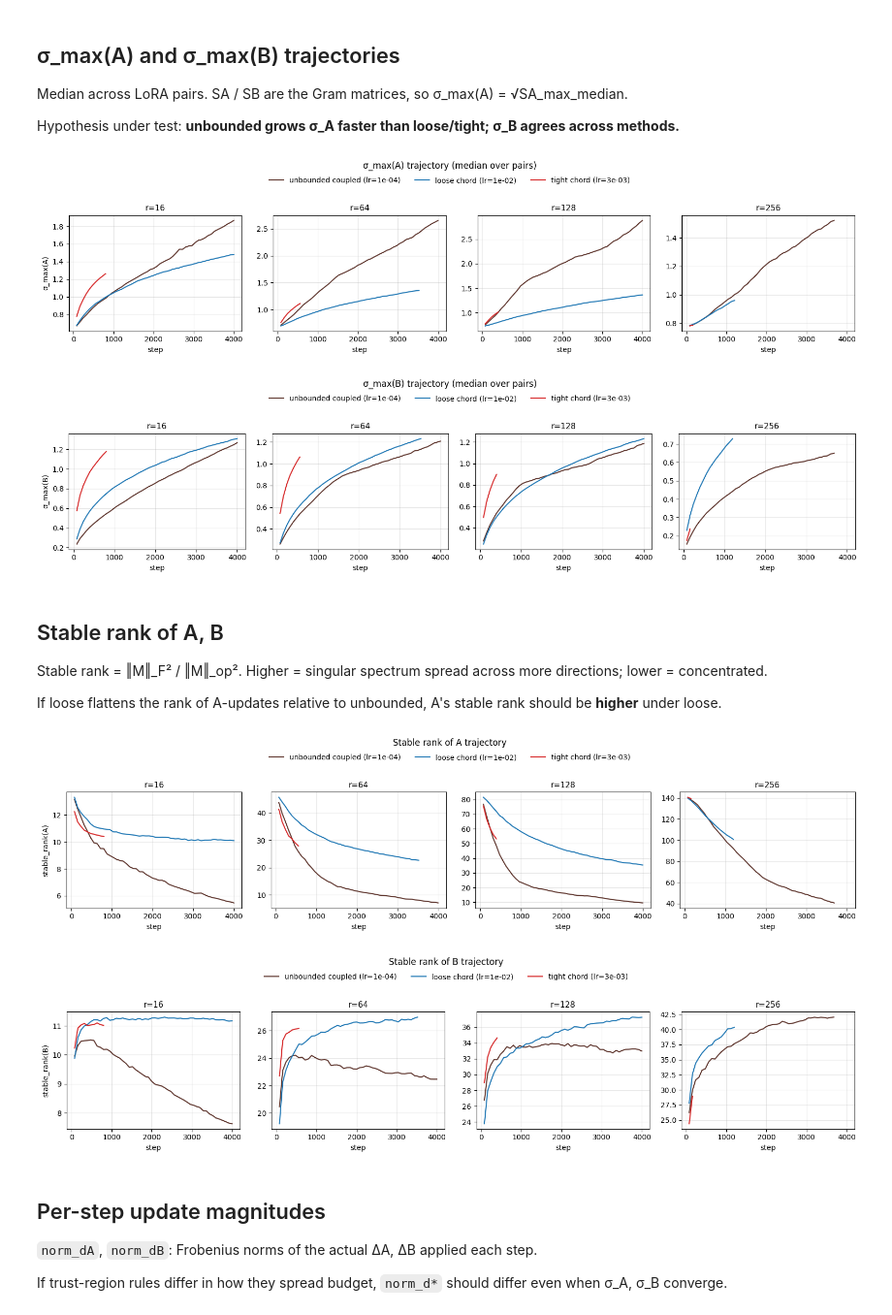
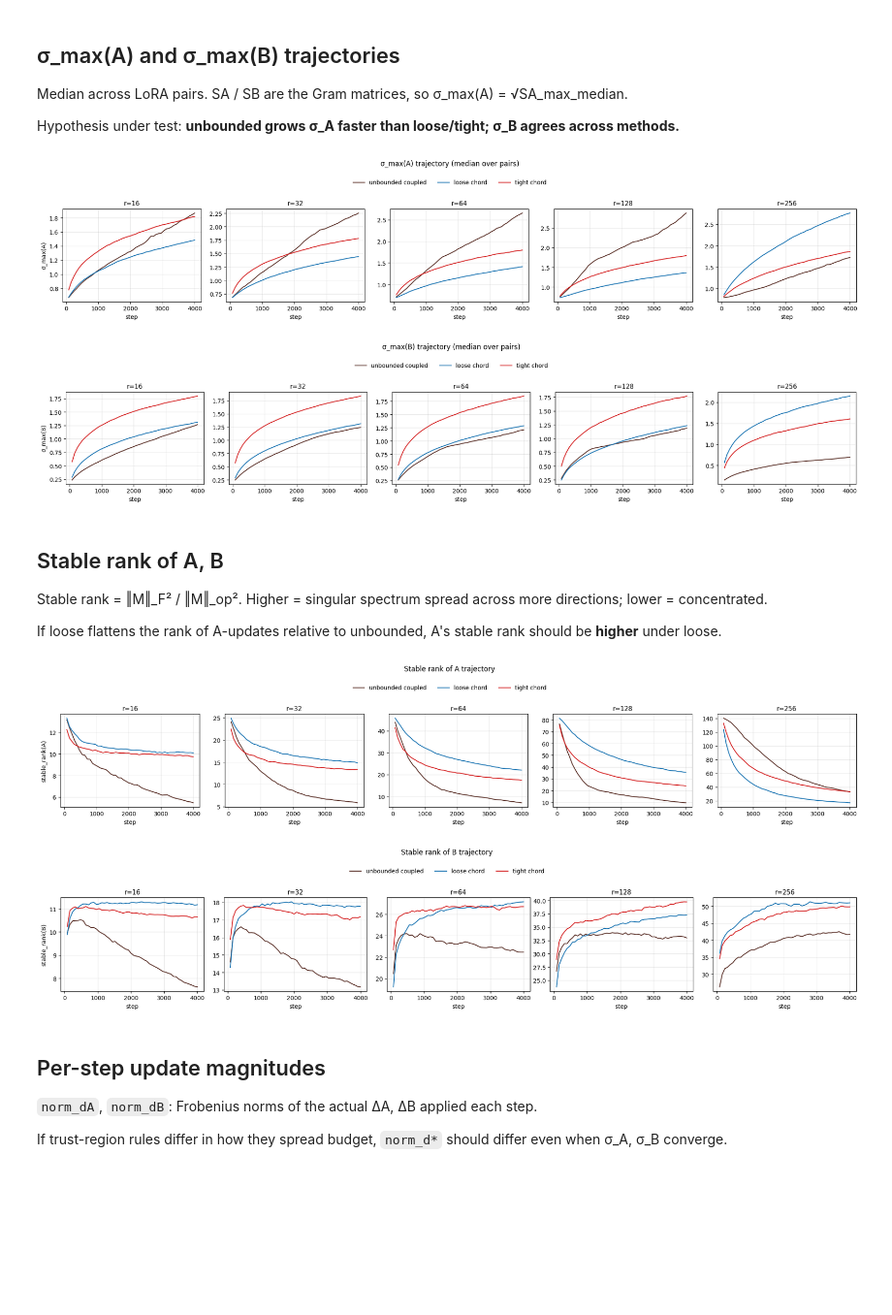
Before and after one commit to nikhilgsh/lora-optimizers, a Jupyter notebook: notebooks/spectral_chord_diag.ipynb, the cells around one changed output. Shown at 97% size. Cells and saved outputs as stored; diff of their text form; code cells hidden in the pictures; blank space fills up the shorter version.

```diff
--- a/notebooks/spectral_chord_diag.ipynb
+++ b/notebooks/spectral_chord_diag.ipynb
@@ -40,7 +39,7 @@ METHODS = {
     'loose chord':       'adam-polar-product-lora-coupled-spectral-chord',
     'tight chord':       'adam-polar-product-lora-coupled-spectral-chord-tight',
 }
-RANKS = [16, 64, 128, 256]
+RANKS = [16, 32, 64, 128, 256]
 
 # Distinct hues for clear three-way contrast (overrides the chord-family
 # burnt-orange shades in plot_utils.OPTIM_COLORS, which are too close to
@@ -78,6 +77,28 @@ for (m, r), d in DATA.items():
         print(f"{m:>22s} {r:>4} {'--':>7} {'--':>11} {'--':>10} {'--':>7}")
     else:
         print(f"{m:>22s} {r:>4} {d['lr']:>7.0e} {d['final_step']:>11} {d['final_loss']:>10.4f} {len(d['diag']):>7}")
+
+
+# AdamW baseline (per-rank best lr). Has eval data only — no optim_step
+# diagnostics. Used on the loss plot below for reference; silently skipped
+# by the diagnostic plots since len(diag) == 0.
+def best_adamw(r):
+    runs = load_runs(where={'optimizer': 'adamw', 'max_steps': 4000, 'lora_r': r}, warn_cross_commit=False)
+    runs = [(c, e) for c, e in runs if e]
+    if not runs:
+        return None
+    cfg, evs = min(runs, key=lambda r: r[1][-1]['eval_loss'])
+    return {'cfg': cfg, 'evs': evs, 'lr': cfg.get('lr'), 'final_loss': evs[-1]['eval_loss'], 'final_step': evs[-1]['step']}
+
+ADAMW = {r: best_adamw(r) for r in RANKS}
+print()
+print(f"AdamW baselines (per-rank best lr):")
+for r in RANKS:
+    a = ADAMW.get(r)
+    if a:
+        print(f"  r={r:>3} lr={a['lr']:.0e} step={a['final_step']} final_loss={a['final_loss']:.4f}")
+    else:
+        print(f"  r={r:>3} no AdamW data")
 # %% [output]
                 method    r      lr  final_step final_loss  n_diag
      unbounded coupled   16   3e-04        4000     0.7319      50
@@ -113,6 +138,12 @@ def loss_trajectory(d):
 
 def faceted_plot(plot_fn, title, ylabel, ranks=RANKS, ylog=False,
                  figsize=None, sharey=True):
+    """Per-rank panels with a single figure-level method-only legend.
+
+    Per-cell best lr is resolved at load time and can differ across r;
+    the convention is documented on the eval-loss plot above and in the
+    audit table at the top of the data-load cell.
+    """
     n = len(ranks)
     fig, axes = plt.subplots(1, n, figsize=figsize or (4*n, 3.5),
                               sharey=sharey, sharex=True)
@@ -133,8 +164,8 @@ def faceted_plot(plot_fn, title, ylabel, ranks=RANKS, ylog=False,
     handles, labels = axes[-1].get_legend_handles_labels()
     if handles:
         fig.legend(handles, labels, loc='upper center', ncol=len(METHODS),
-                   bbox_to_anchor=(0.5, 1.05), frameon=False)
-    fig.suptitle(title, y=1.10, fontsize=12)
+                   bbox_to_anchor=(0.5, 1.04), frameon=False)
+    fig.suptitle(title, y=1.14, fontsize=12)
     plt.tight_layout()
     plt.show()
 # %% [markdown]
@@ -159,21 +308,21 @@ Hypothesis under test: **unbounded grows σ_A faster than loose/tight; σ_B agre
 # %%
 def _plot_sA(ax, d, m):
     s, v = diag_trajectory(d, 'SA_max_median', transform=np.sqrt)
     if len(s):
-        ax.plot(s, v, color=METHOD_COLOR[m], label=f'{m} (lr={d["lr"]:.0e})', lw=1.5)
+        ax.plot(s, v, color=METHOD_COLOR[m], label=m, lw=1.5)
 
 faceted_plot(_plot_sA, 'σ_max(A) trajectory (median over pairs)', 'σ_max(A)', sharey=False)
 # %% [output]
-[figure, old version]
+[figure, new version]
 # %%
 def _plot_sB(ax, d, m):
     s, v = diag_trajectory(d, 'SB_max_median', transform=np.sqrt)
     if len(s):
-        ax.plot(s, v, color=METHOD_COLOR[m], label=f'{m} (lr={d["lr"]:.0e})', lw=1.5)
+        ax.plot(s, v, color=METHOD_COLOR[m], label=m, lw=1.5)
 
 faceted_plot(_plot_sB, 'σ_max(B) trajectory (median over pairs)', 'σ_max(B)', sharey=False)
 # %% [output]
-[figure, old version]
+[figure, new version]
 # %% [markdown]
 ## Stable rank of A, B
 
@@ -184,19 +333,19 @@ If loose flattens the rank of A-updates relative to unbounded, A's stable rank s
 def _plot_srA(ax, d, m):
     s, v = diag_trajectory(d, 'stable_rank_A_median')
     if len(s):
-        ax.plot(s, v, color=METHOD_COLOR[m], label=f'{m} (lr={d["lr"]:.0e})', lw=1.5)
+        ax.plot(s, v, color=METHOD_COLOR[m], label=m, lw=1.5)
 
 faceted_plot(_plot_srA, 'Stable rank of A trajectory', 'stable_rank(A)', sharey=False)
 
 def _plot_srB(ax, d, m):
     s, v = diag_trajectory(d, 'stable_rank_B_median')
     if len(s):
-        ax.plot(s, v, color=METHOD_COLOR[m], label=f'{m} (lr={d["lr"]:.0e})', lw=1.5)
+        ax.plot(s, v, color=METHOD_COLOR[m], label=m, lw=1.5)
 
 faceted_plot(_plot_srB, 'Stable rank of B trajectory', 'stable_rank(B)', sharey=False)
 # %% [output]
-[figure, old version]
+[figure, new version]
-[figure, old version]
+[figure, new version]
 # %% [markdown]
 ## Per-step update magnitudes
 
```
Also changed, not shown: parts of 12 cells of this notebook, 6 other files.
